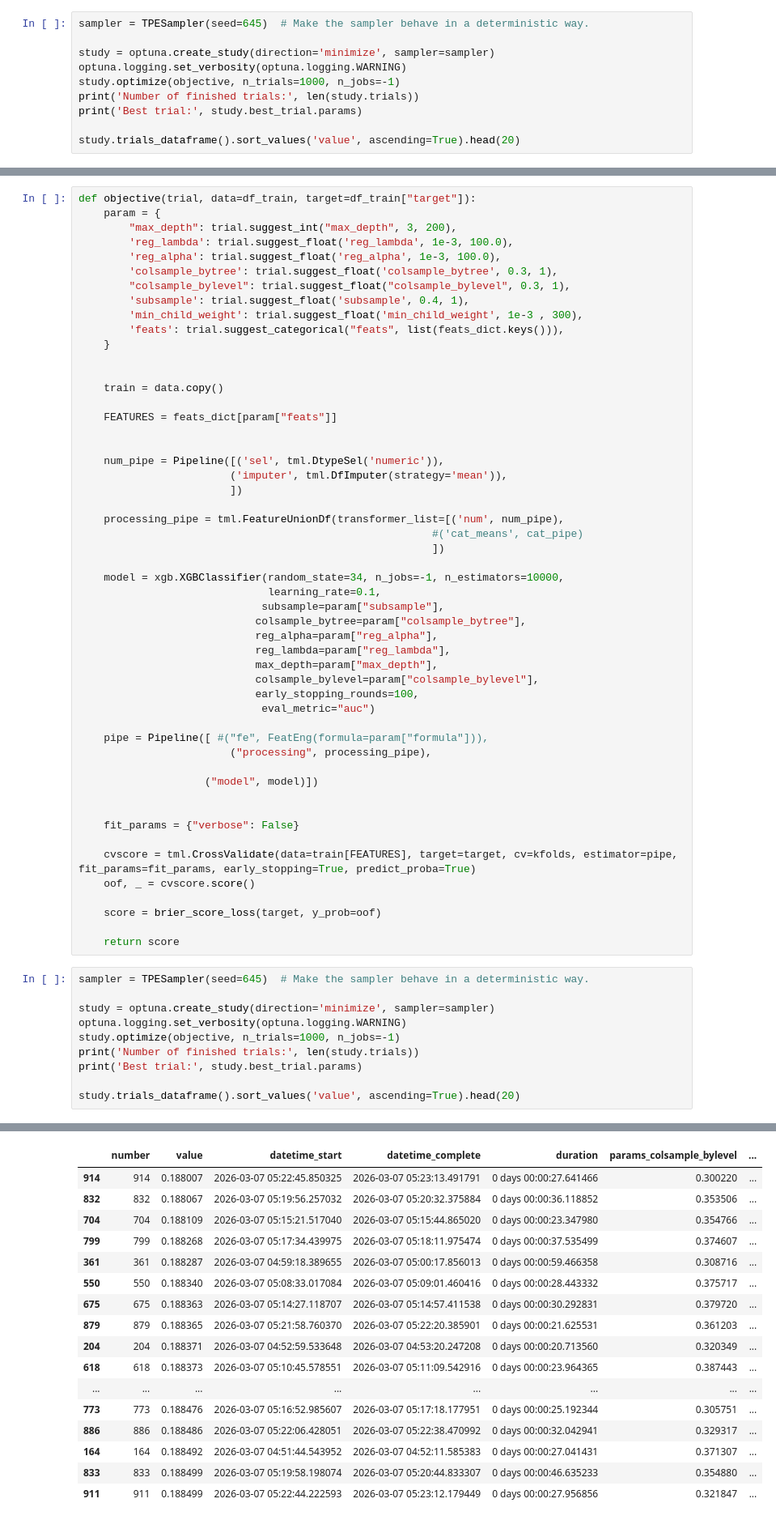
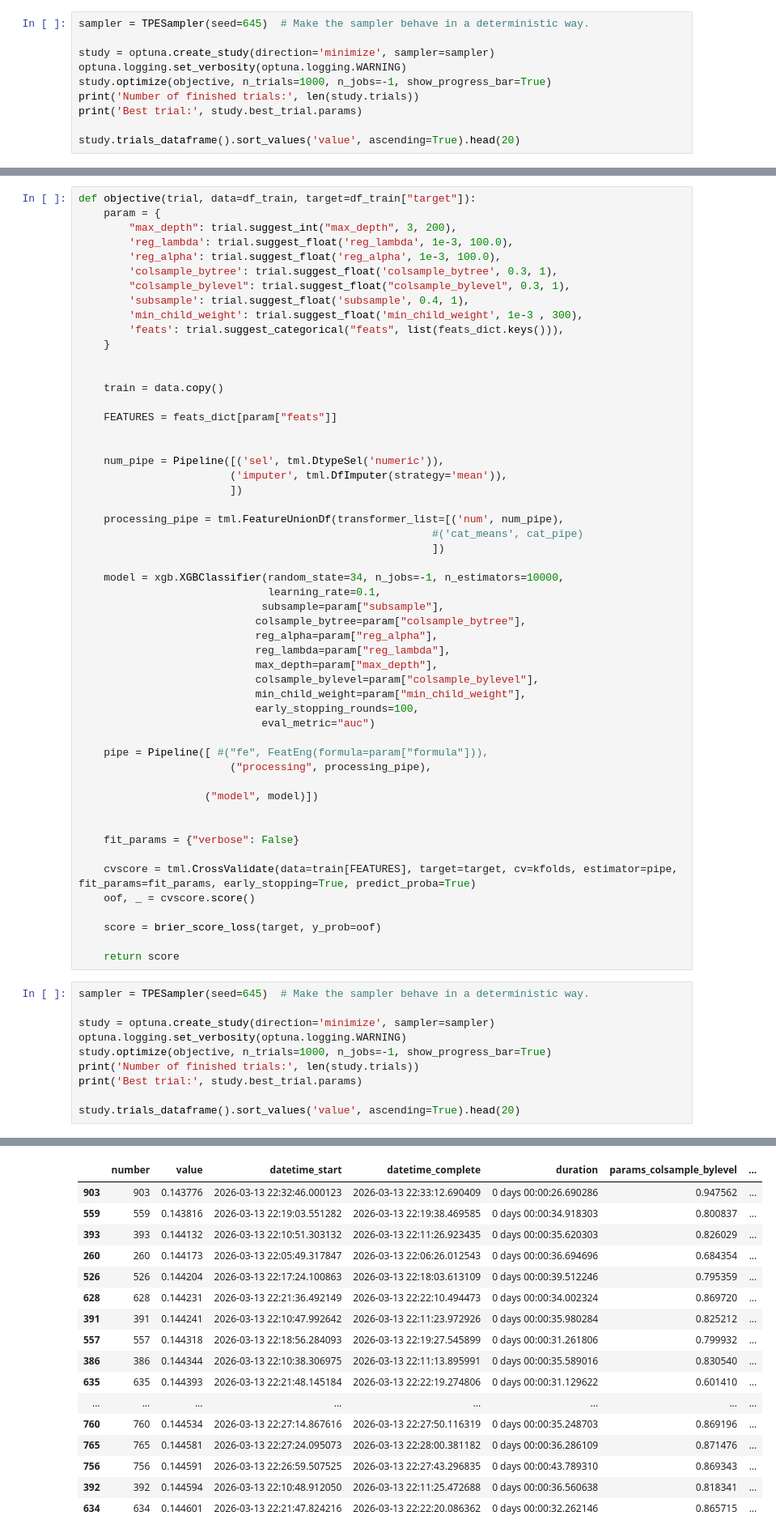
Before and after one commit to lucabasa/kaggle_competitions, a Jupyter notebook: march_madness/04_experiments_women.ipynb, the cells around one changed output, grey strips where cells are left out. Shown at 81% size. Saved outputs shown, nothing was run; the diff lists cells and outputs as text.

```diff
--- a/march_madness/04_experiments_women.ipynb
+++ b/march_madness/04_experiments_women.ipynb
@@ -591,7 +591,7 @@ sampler = TPESampler(seed=645)  # Make the sampler behave in a deterministic way
 
 study = optuna.create_study(direction='minimize', sampler=sampler)
 optuna.logging.set_verbosity(optuna.logging.WARNING)
-study.optimize(objective, n_trials=1000, n_jobs=-1)
+study.optimize(objective, n_trials=1000, n_jobs=-1, show_progress_bar=True)
 print('Number of finished trials:', len(study.trials))
 print('Best trial:', study.best_trial.params)
 
@@ -653,6 +671,7 @@ def objective(trial, data=df_train, target=df_train["target"]):
                             reg_lambda=param["reg_lambda"],
                             max_depth=param["max_depth"],
                             colsample_bylevel=param["colsample_bylevel"],
+                            min_child_weight=param["min_child_weight"],
                             early_stopping_rounds=100,
                              eval_metric="auc")
 
@@ -675,7 +694,7 @@ sampler = TPESampler(seed=645)  # Make the sampler behave in a deterministic way
 
 study = optuna.create_study(direction='minimize', sampler=sampler)
 optuna.logging.set_verbosity(optuna.logging.WARNING)
-study.optimize(objective, n_trials=1000, n_jobs=-1)
+study.optimize(objective, n_trials=1000, n_jobs=-1, show_progress_bar=True)
 print('Number of finished trials:', len(study.trials))
 print('Best trial:', study.best_trial.params)
 
@@ -686,20 +705,20 @@ Best trial: {'max_depth': 108, 'reg_lambda': 30.935315773225398, 'reg_alpha': 8.
 |  | number | value | datetime_start | datetime_complete | duration | params_colsample_bylevel | ... |
-| 914 | 914 | 0.188007 | 2026-03-07 05:22:45.850325 | 2026-03-07 05:23:13.491791 | 0 days 00:00:27.641466 | 0.300220 | ... |
-| 832 | 832 | 0.188067 | 2026-03-07 05:19:56.257032 | 2026-03-07 05:20:32.375884 | 0 days 00:00:36.118852 | 0.353506 | ... |
-| 704 | 704 | 0.188109 | 2026-03-07 05:15:21.517040 | 2026-03-07 05:15:44.865020 | 0 days 00:00:23.347980 | 0.354766 | ... |
-| 799 | 799 | 0.188268 | 2026-03-07 05:17:34.439975 | 2026-03-07 05:18:11.975474 | 0 days 00:00:37.535499 | 0.374607 | ... |
-| 361 | 361 | 0.188287 | 2026-03-07 04:59:18.389655 | 2026-03-07 05:00:17.856013 | 0 days 00:00:59.466358 | 0.308716 | ... |
-| 550 | 550 | 0.188340 | 2026-03-07 05:08:33.017084 | 2026-03-07 05:09:01.460416 | 0 days 00:00:28.443332 | 0.375717 | ... |
-| 675 | 675 | 0.188363 | 2026-03-07 05:14:27.118707 | 2026-03-07 05:14:57.411538 | 0 days 00:00:30.292831 | 0.379720 | ... |
-| 879 | 879 | 0.188365 | 2026-03-07 05:21:58.760370 | 2026-03-07 05:22:20.385901 | 0 days 00:00:21.625531 | 0.361203 | ... |
-| 204 | 204 | 0.188371 | 2026-03-07 04:52:59.533648 | 2026-03-07 04:53:20.247208 | 0 days 00:00:20.713560 | 0.320349 | ... |
-| 618 | 618 | 0.188373 | 2026-03-07 05:10:45.578551 | 2026-03-07 05:11:09.542916 | 0 days 00:00:23.964365 | 0.387443 | ... |
+| 903 | 903 | 0.143776 | 2026-03-13 22:32:46.000123 | 2026-03-13 22:33:12.690409 | 0 days 00:00:26.690286 | 0.947562 | ... |
+| 559 | 559 | 0.143816 | 2026-03-13 22:19:03.551282 | 2026-03-13 22:19:38.469585 | 0 days 00:00:34.918303 | 0.800837 | ... |
+| 393 | 393 | 0.144132 | 2026-03-13 22:10:51.303132 | 2026-03-13 22:11:26.923435 | 0 days 00:00:35.620303 | 0.826029 | ... |
+| 260 | 260 | 0.144173 | 2026-03-13 22:05:49.317847 | 2026-03-13 22:06:26.012543 | 0 days 00:00:36.694696 | 0.684354 | ... |
+| 526 | 526 | 0.144204 | 2026-03-13 22:17:24.100863 | 2026-03-13 22:18:03.613109 | 0 days 00:00:39.512246 | 0.795359 | ... |
+| 628 | 628 | 0.144231 | 2026-03-13 22:21:36.492149 | 2026-03-13 22:22:10.494473 | 0 days 00:00:34.002324 | 0.869720 | ... |
+| 391 | 391 | 0.144241 | 2026-03-13 22:10:47.992642 | 2026-03-13 22:11:23.972926 | 0 days 00:00:35.980284 | 0.825212 | ... |
+| 557 | 557 | 0.144318 | 2026-03-13 22:18:56.284093 | 2026-03-13 22:19:27.545899 | 0 days 00:00:31.261806 | 0.799932 | ... |
+| 386 | 386 | 0.144344 | 2026-03-13 22:10:38.306975 | 2026-03-13 22:11:13.895991 | 0 days 00:00:35.589016 | 0.830540 | ... |
+| 635 | 635 | 0.144393 | 2026-03-13 22:21:48.145184 | 2026-03-13 22:22:19.274806 | 0 days 00:00:31.129622 | 0.601410 | ... |
 | ... | ... | ... | ... | ... | ... | ... | ... |
-| 773 | 773 | 0.188476 | 2026-03-07 05:16:52.985607 | 2026-03-07 05:17:18.177951 | 0 days 00:00:25.192344 | 0.305751 | ... |
-| 886 | 886 | 0.188486 | 2026-03-07 05:22:06.428051 | 2026-03-07 05:22:38.470992 | 0 days 00:00:32.042941 | 0.329317 | ... |
-| 164 | 164 | 0.188492 | 2026-03-07 04:51:44.543952 | 2026-03-07 04:52:11.585383 | 0 days 00:00:27.041431 | 0.371307 | ... |
-| 833 | 833 | 0.188499 | 2026-03-07 05:19:58.198074 | 2026-03-07 05:20:44.833307 | 0 days 00:00:46.635233 | 0.354880 | ... |
-| 911 | 911 | 0.188499 | 2026-03-07 05:22:44.222593 | 2026-03-07 05:23:12.179449 | 0 days 00:00:27.956856 | 0.321847 | ... |
+| 760 | 760 | 0.144534 | 2026-03-13 22:27:14.867616 | 2026-03-13 22:27:50.116319 | 0 days 00:00:35.248703 | 0.869196 | ... |
+| 765 | 765 | 0.144581 | 2026-03-13 22:27:24.095073 | 2026-03-13 22:28:00.381182 | 0 days 00:00:36.286109 | 0.871476 | ... |
+| 756 | 756 | 0.144591 | 2026-03-13 22:26:59.507525 | 2026-03-13 22:27:43.296835 | 0 days 00:00:43.789310 | 0.869343 | ... |
+| 392 | 392 | 0.144594 | 2026-03-13 22:10:48.912050 | 2026-03-13 22:11:25.472688 | 0 days 00:00:36.560638 | 0.818341 | ... |
+| 634 | 634 | 0.144601 | 2026-03-13 22:21:47.824216 | 2026-03-13 22:22:20.086362 | 0 days 00:00:32.262146 | 0.865715 | ... |
 # %% [markdown]
 ## LogisticRegression
 # %%
```
Also changed, not shown: parts of 4 cells of this notebook, 13 other files.
